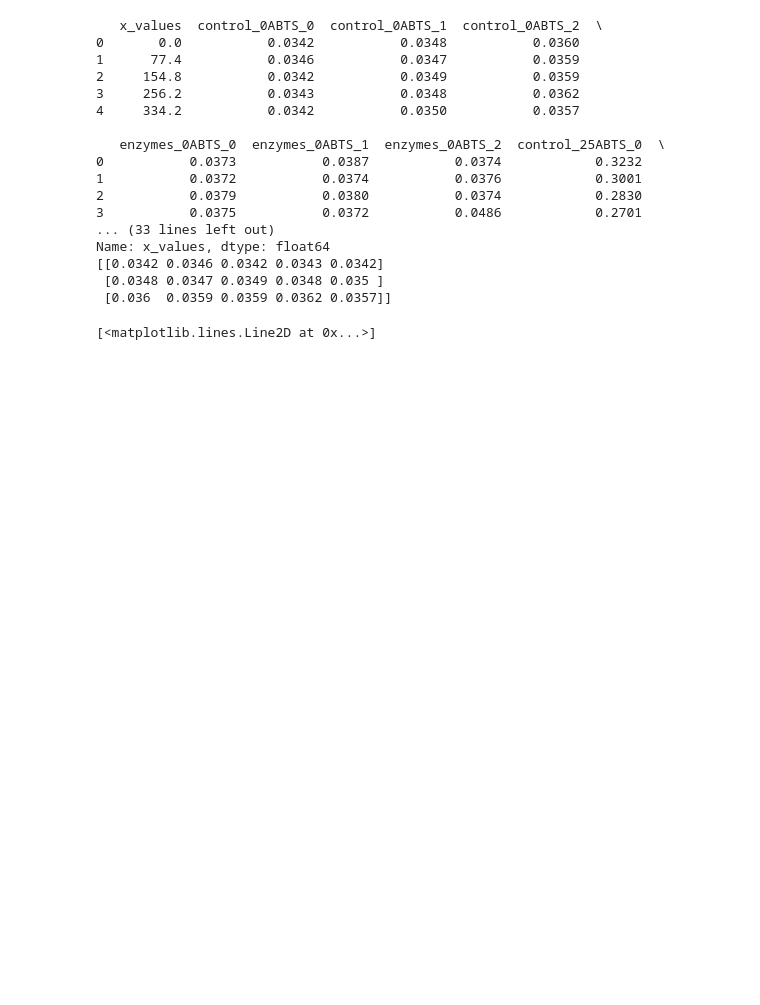
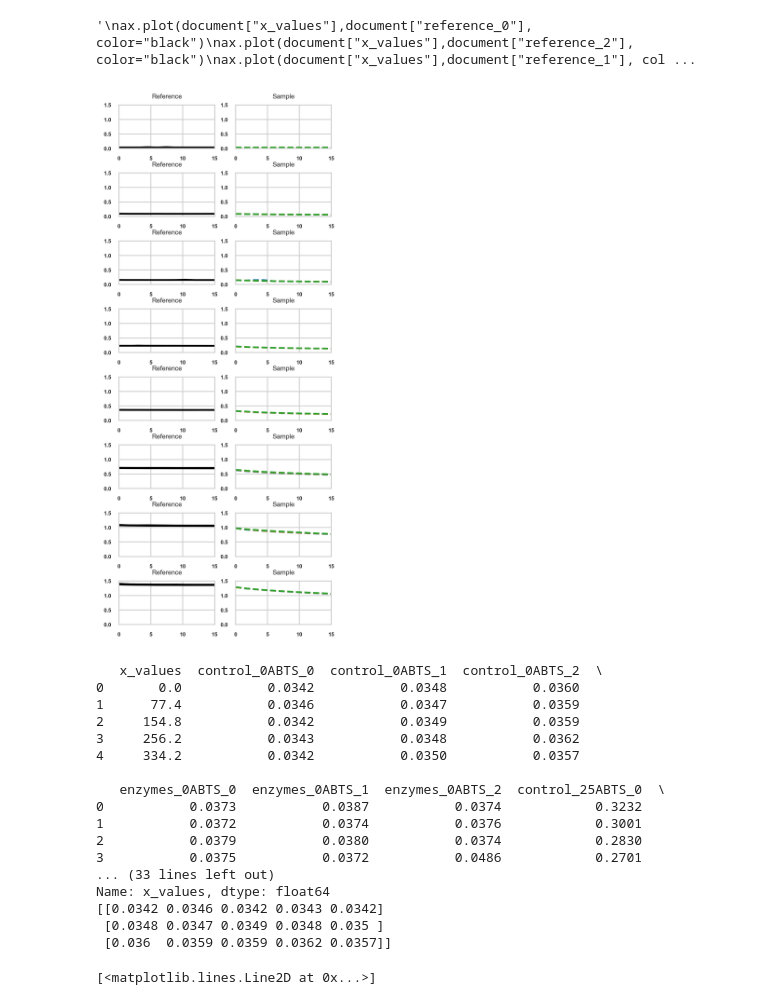
Before and after one commit to BioCatHub/bch_scenario_Alaric, a Jupyter notebook: Kinetics.ipynb, the cells around one changed output. Cells and saved outputs as stored; diff of their text form; code cells hidden in the pictures; blank space fills up the shorter version.

```diff
--- a/Kinetics.ipynb
+++ b/Kinetics.ipynb
@@ -0,0 +1,9 @@
+# %%
+import enzymeML_builder.EnzymeML_builder as EnzymeMLBuilder
+
+columns = ["Column3", "Column4","Column5","Column6", "Column7", "Column8","Column9", "Column10" ]
+concentrations = [0, 1,2,3, 4, 5, 6, 7]
+
+for i, j in zip(columns, concentrations):
+
+    data = EnzymeMLBuilder.EnzymeMLBuilder("j", i, j).build_measurements_list()
@@ -1,3 +68,53 @@
+# %%
+import matplotlib.pyplot as plt
+import seaborn as sns
+
+font = {'family' : 'normal',
+        'weight' : 'bold',
+        'size'   : 5}
+
+plt.rc('font', **font)
+
+plt.rcParams['figure.dpi'] =400
+sns.set_style("whitegrid")
+fig, ax = plt.subplots(8, 2, figsize=(3,7))
+for i in concentrations:
+
+    #fig,ax=plt.subplots()
+
+    conc = locals()["df_"+str(concentrations.index(i))]
+    index = concentrations.index(i)
+    for j in range(3):
+        ax[index, 0].plot(conc["x_values"], conc["reference_"+str(j)], color="black")
+
+    for k in range(3):
+        ax[index, 1].plot(conc["x_values"], conc["sample_"+str(k)], linestyle="--")
+
+    ax[index, 0].set_ylim(0,1.5)
+    ax[index, 0].set_title("Reference")
+    ax[index, 0].set_xlim(0,15)
+    ax[index, 1].set_title("Sample")
+    ax[index, 1].set_ylim(0,1.5)
+    ax[index, 1].set_xlim(0,15)
+
+
+plt.tight_layout(pad=0.4, w_pad=0.5, h_pad=0.1)
+
+#ax.plot(df_1["x_values"], df_1["reference_0"])
+
+
+'''
+ax.plot(document["x_values"],document["reference_0"], color="black")
+ax.plot(document["x_values"],document["reference_2"], color="black")
+ax.plot(document["x_values"],document["reference_1"], color="black")
+ax.plot(document["x_values"],document["sample_0"], color="black", marker="d")
+ax.plot(document["x_values"],document["sample_1"], color="black", marker="d")
+ax.plot(document["x_values"],document["sample_2"], color="black", marker="d")
+
+'''
+# %% [output]
+'\nax.plot(document["x_values"],document["reference_0"], color="black")\nax.plot(document["x_values"],document["reference_2"], color="black")\nax.plot(document["x_values"],document["reference_1"], col ...
+[figure, added]
 # %%
 import json
 from submodule import importer
```
Also changed, not shown: parts of 2 cells of this notebook, 20 other files.
